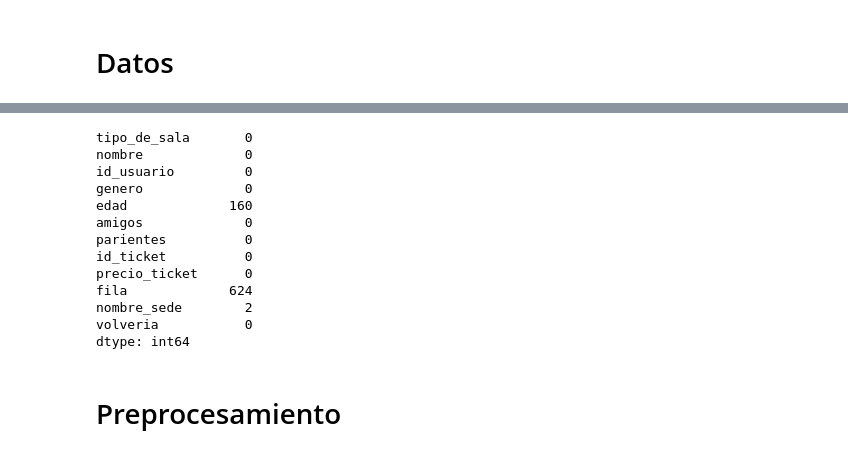
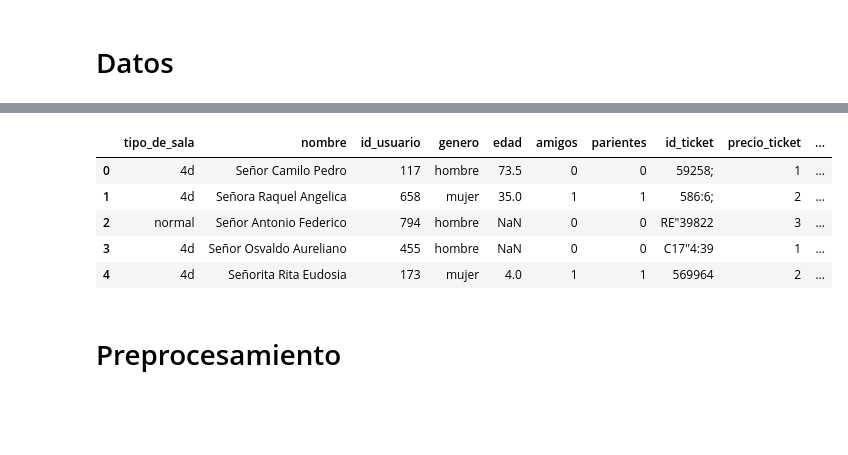
Before and after one commit to jalbarrac/datos-tp, a Jupyter notebook: TP2.ipynb, the cells around one changed output, grey strips where cells are left out. Drawn from its saved outputs; the diff is of its cells as text; code cells hidden in the pictures; blank space fills up the shorter version.

```diff
--- a/TP2.ipynb
+++ b/TP2.ipynb
@@ -61,19 +40,12 @@ memory usage: 69.0+ KB
-# %%
-df.isnull().sum()
-# %% [output]
-tipo_de_sala       0
-nombre             0
-id_usuario         0
-genero             0
-edad             160
-amigos             0
-parientes          0
-id_ticket          0
-precio_ticket      0
-fila             624
-nombre_sede        2
-volveria           0
-dtype: int64
+# %%
+df.head()
+# %% [output]
+|  | tipo_de_sala | nombre | id_usuario | genero | edad | amigos | parientes | id_ticket | precio_ticket | ... |
+| 0 | 4d | Señor Camilo Pedro | 117 | hombre | 73.5 | 0 | 0 | 59258; | 1 | ... |
+| 1 | 4d | Señora Raquel Angelica | 658 | mujer | 35.0 | 1 | 1 | 586:6; | 2 | ... |
+| 2 | normal | Señor Antonio Federico | 794 | hombre | NaN | 0 | 0 | RE"39822 | 3 | ... |
+| 3 | 4d | Señor Osvaldo Aureliano | 455 | hombre | NaN | 0 | 0 | C17"4:39 | 1 | ... |
+| 4 | 4d | Señorita Rita Eudosia | 173 | mujer | 4.0 | 1 | 1 | 569964 | 2 | ... |
 # %% [markdown]
 # Preprocesamiento
 # %%
```
Also changed, not shown: parts of 86 cells of this notebook.
